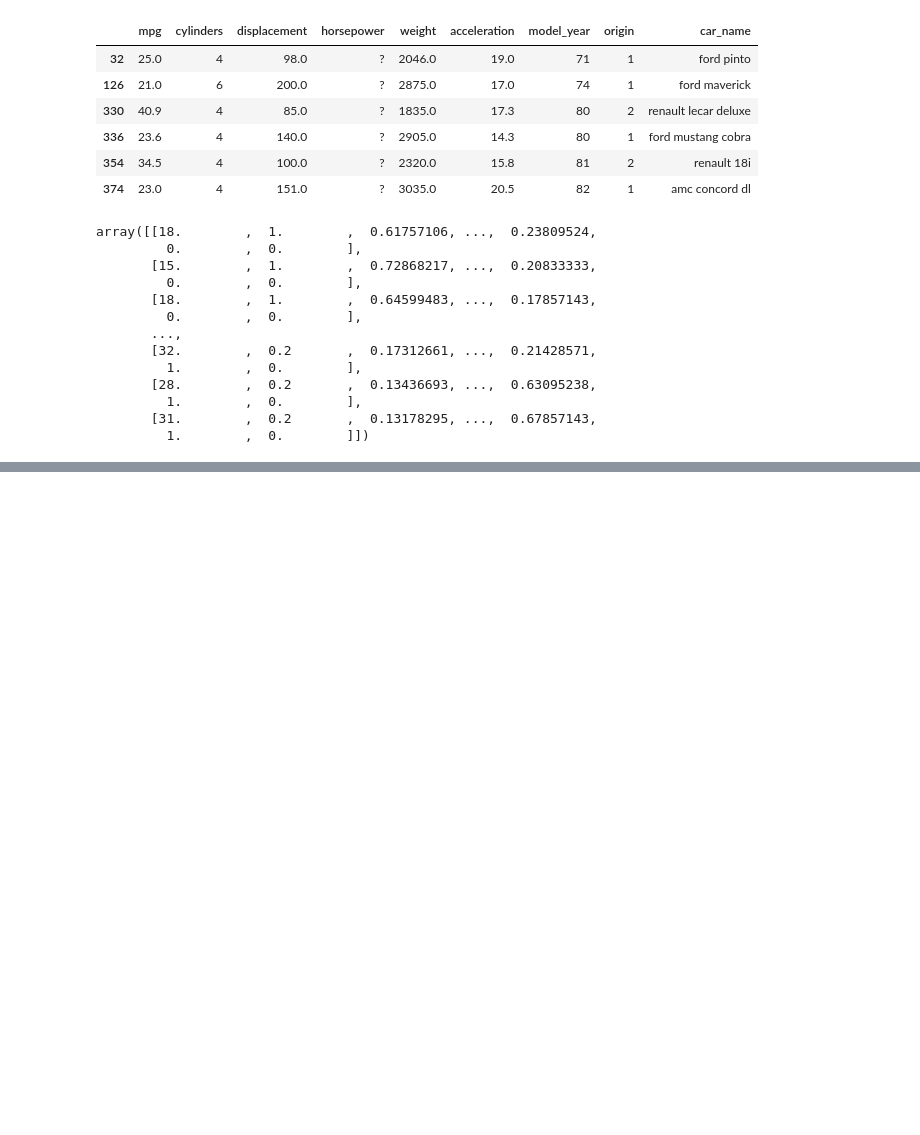
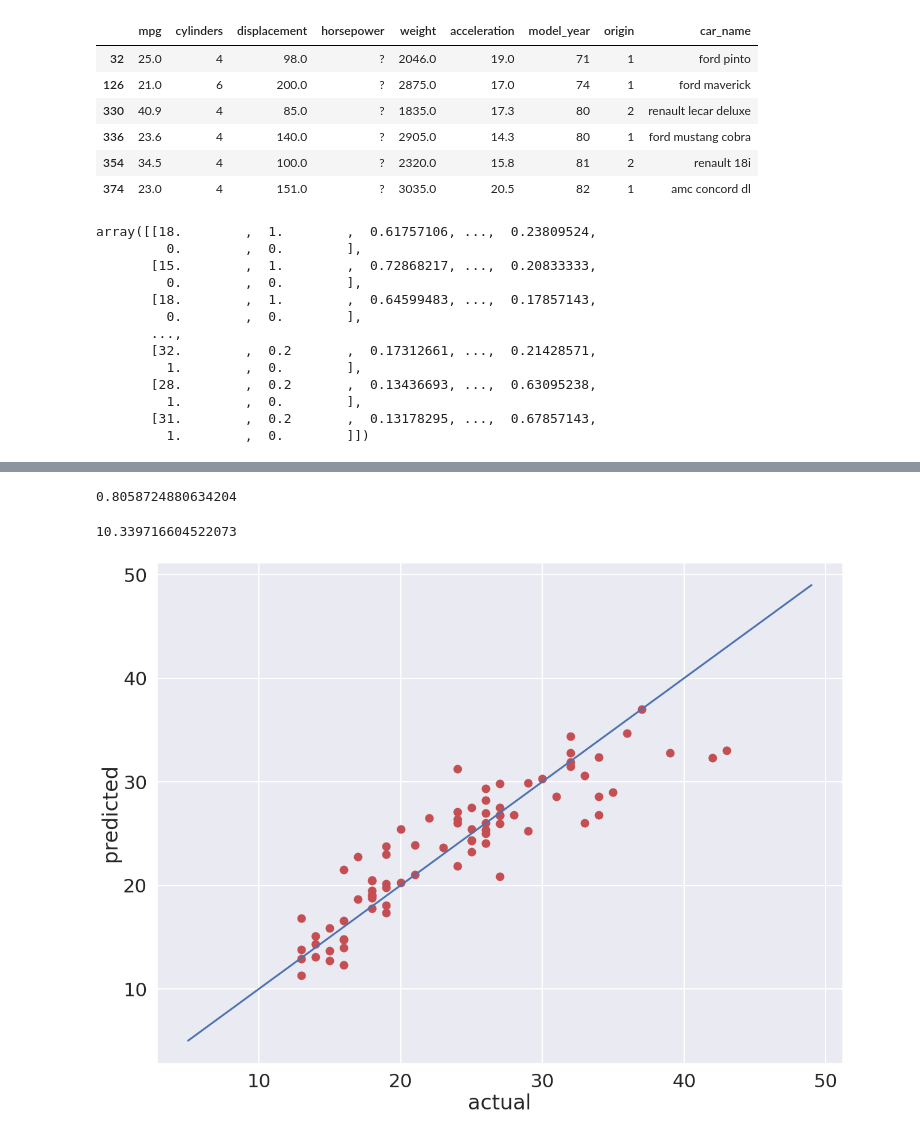
Before and after one commit to colesturza/CSCI5822-Final-Project, a Jupyter notebook: python/poisson_regression.ipynb, the cells around one changed output, grey strips where cells are left out. Cells and saved outputs as stored; diff of their text form; code cells hidden in the pictures; blank space fills up the shorter version.

```diff
--- a/python/poisson_regression.ipynb
+++ b/python/poisson_regression.ipynb
@@ -180,0 +209,23 @@ plt.show()
+# %%
+n = len(X_test)
+X = np.append(np.ones((n, 1)), X_test[:, 1:], axis=1)  # add bias column
+y = X_test[:, 0].astype(int)
+lam = np.exp(np.matmul(X, beta))
+# %%
+r2_score(y, lam)
+# %% [output]
+0.8058724880634204
+# %%
+mean_squared_error(y, lam)
+# %% [output]
+10.339716604522073
+# %%
+fig, ax = plt.subplots(figsize=(20,15))
+plt.plot(range(5, 50), range(5, 50))
+plt.scatter(y, lam, c='r')
+ax.set_xlabel('actual')
+ax.set_ylabel('predicted')
+#ax.set_title("Figure 1: Linear Polynomial with Gaussian Noise ($m = 3, b = 2, \sigma = 1$)\n")
+plt.show()
+# %% [output]
+[figure, added]
```
Also changed, not shown: parts of 15 cells of this notebook, 17 other files.
